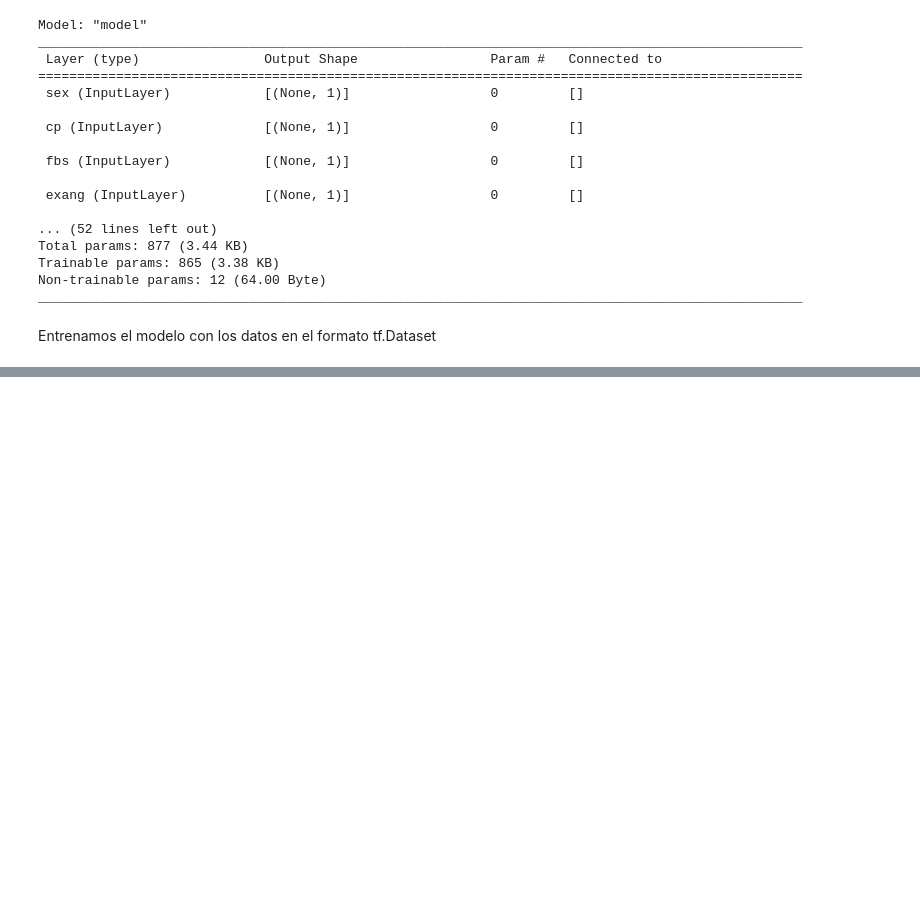
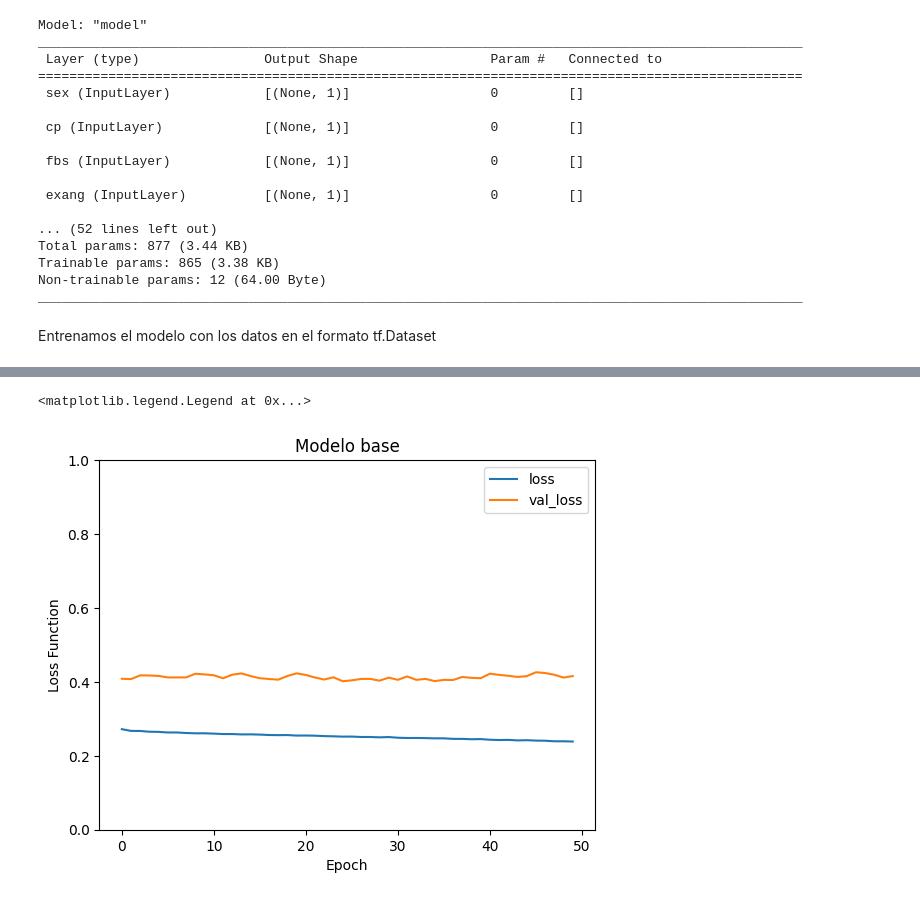
Before and after one commit to juanriosg12/Taller7, a Jupyter notebook: taller7.ipynb, the cells around one changed output, grey strips where cells are left out. Saved outputs shown, nothing was run; the diff lists cells and outputs as text; code cells hidden in the pictures; blank space fills up the shorter version.

```diff
--- a/taller7.ipynb
+++ b/taller7.ipynb
@@ -424,0 +530,4 @@ roc_auc: 0.8982143402099609
+# %%
+optimizer_exp2 = RMSprop(learning_rate=0.001)
+# %%
+model_exp2 = keras.Model(inputs, model_layers)
@@ -424,0 +536,2 @@ roc_auc: 0.8982143402099609
+# %%
+model_exp2.compile(optimizer=optimizer_exp2, loss='binary_crossentropy',  metrics=["accuracy", tf.keras.metrics.Precision(), tf.keras.metrics.Recall(),tf.keras.metrics.AUC(name='roc_auc')])
@@ -424,0 +558,2 @@ roc_auc: 0.8982143402099609
+# %%
+history_exp2 = model_exp2.fit(train_ds, epochs=50, validation_data=val_ds)
@@ -424,0 +578,14 @@ roc_auc: 0.8982143402099609
+# %%
+import matplotlib.pyplot as plt
+plt.plot(history_exp2.history['loss'], label='loss')
+plt.plot(history_exp2.history['val_loss'], label='val_loss')
+# plt.plot(history.history['accuracy'],label='accuracy')
+# plt.plot(history.history['val_accuracy'],label='val_accuracy')
+plt.ylim([0, 1])
+plt.xlabel('Epoch')
+plt.ylabel('Loss Function')
+plt.title("Modelo base")
+plt.legend()
+# %% [output]
+<matplotlib.legend.Legend at 0x...>
+[figure, added]
```
Also changed, not shown: parts of 25 cells of this notebook.
